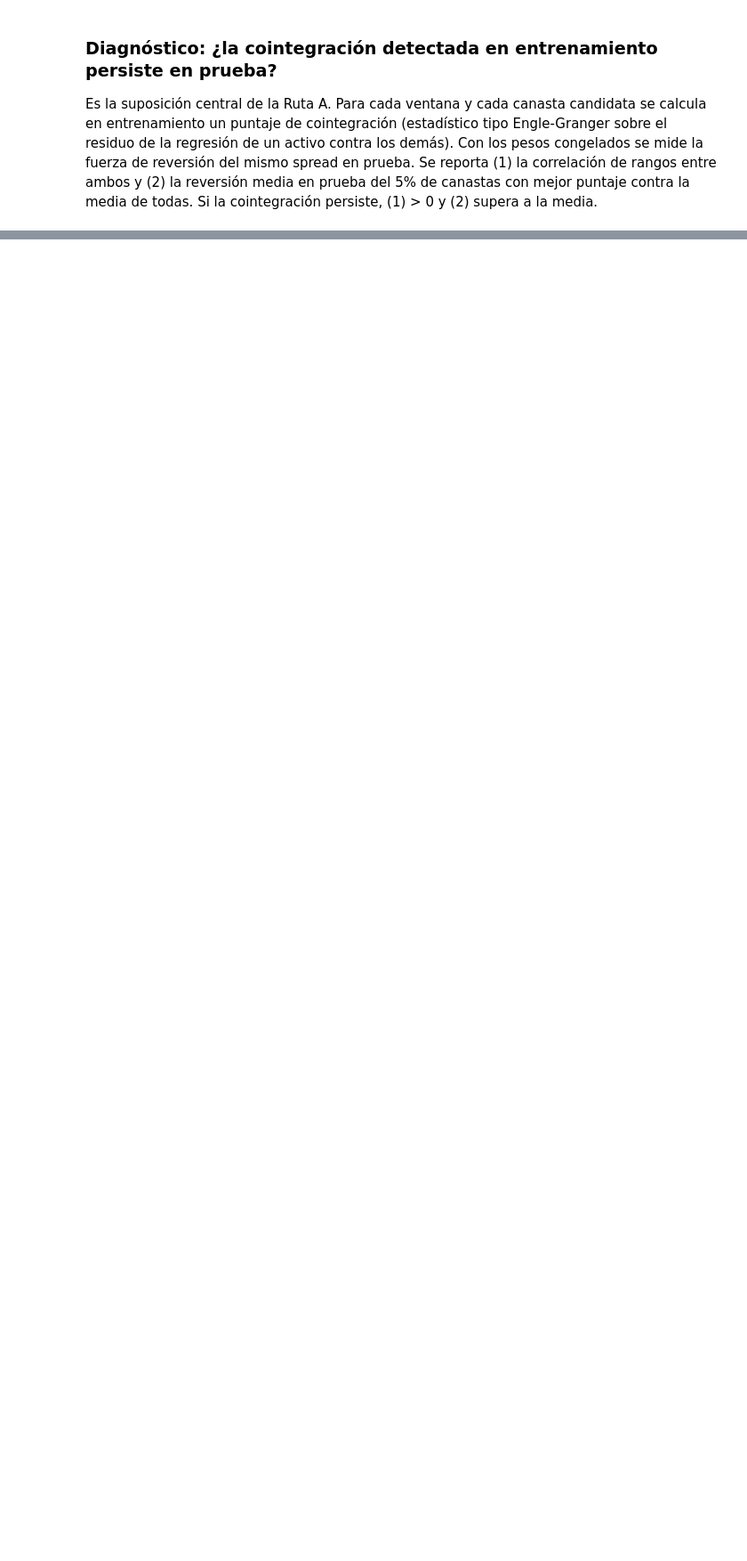
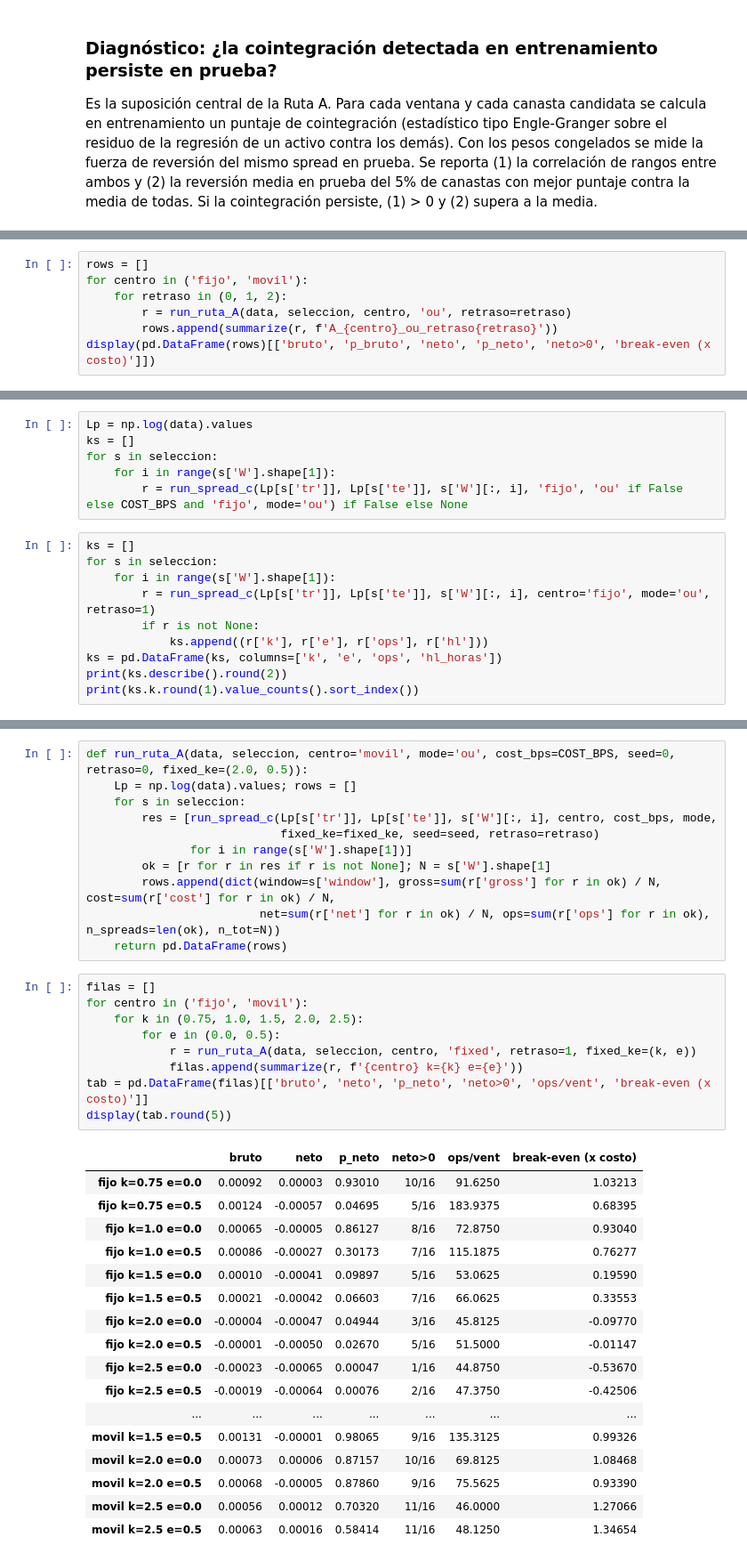
Before and after one commit to SamuOropeza/Investigacion_PCNM, a Jupyter notebook: Amplitud.ipynb, the cells around one changed output, grey strips where cells are left out. Shown at 89% size. Cells and saved outputs as stored; diff of their text form; blank space fills up the shorter version.

```diff
--- a/Amplitud.ipynb
+++ b/Amplitud.ipynb
@@ -418,0 +676,7 @@ Reversión media en prueba: top 5% = 0.01712 vs. todas = 0.01215 (diferencia p =
+# %%
+rows = []
+for centro in ('fijo', 'movil'):
+    for retraso in (0, 1, 2):
+        r = run_ruta_A(data, seleccion, centro, 'ou', retraso=retraso)
+        rows.append(summarize(r, f'A_{centro}_ou_retraso{retraso}'))
+display(pd.DataFrame(rows)[['bruto', 'p_bruto', 'neto', 'p_neto', 'neto>0', 'break-even (x costo)']])
@@ -418,0 +764,16 @@ Reversión media en prueba: top 5% = 0.01712 vs. todas = 0.01215 (diferencia p =
+# %%
+Lp = np.log(data).values
+ks = []
+for s in seleccion:
+    for i in range(s['W'].shape[1]):
+        r = run_spread_c(Lp[s['tr']], Lp[s['te']], s['W'][:, i], 'fijo', 'ou' if False else COST_BPS and 'fijo', mode='ou') if False else None
+# %%
+ks = []
+for s in seleccion:
+    for i in range(s['W'].shape[1]):
+        r = run_spread_c(Lp[s['tr']], Lp[s['te']], s['W'][:, i], centro='fijo', mode='ou', retraso=1)
+        if r is not None:
+            ks.append((r['k'], r['e'], r['ops'], r['hl']))
+ks = pd.DataFrame(ks, columns=['k', 'e', 'ops', 'hl_horas'])
+print(ks.describe().round(2))
+print(ks.k.round(1).value_counts().sort_index())
@@ -418,0 +794,38 @@ Reversión media en prueba: top 5% = 0.01712 vs. todas = 0.01215 (diferencia p =
+# %%
+def run_ruta_A(data, seleccion, centro='movil', mode='ou', cost_bps=COST_BPS, seed=0, retraso=0, fixed_ke=(2.0, 0.5)):
+    Lp = np.log(data).values; rows = []
+    for s in seleccion:
+        res = [run_spread_c(Lp[s['tr']], Lp[s['te']], s['W'][:, i], centro, cost_bps, mode,
+                            fixed_ke=fixed_ke, seed=seed, retraso=retraso)
+               for i in range(s['W'].shape[1])]
+        ok = [r for r in res if r is not None]; N = s['W'].shape[1]
+        rows.append(dict(window=s['window'], gross=sum(r['gross'] for r in ok) / N, cost=sum(r['cost'] for r in ok) / N,
+                         net=sum(r['net'] for r in ok) / N, ops=sum(r['ops'] for r in ok), n_spreads=len(ok), n_tot=N))
+    return pd.DataFrame(rows)
+# %%
+filas = []
+for centro in ('fijo', 'movil'):
+    for k in (0.75, 1.0, 1.5, 2.0, 2.5):
+        for e in (0.0, 0.5):
+            r = run_ruta_A(data, seleccion, centro, 'fixed', retraso=1, fixed_ke=(k, e))
+            filas.append(summarize(r, f'{centro} k={k} e={e}'))
+tab = pd.DataFrame(filas)[['bruto', 'neto', 'p_neto', 'neto>0', 'ops/vent', 'break-even (x costo)']]
+display(tab.round(5))
+# %% [output]
+|  | bruto | neto | p_neto | neto>0 | ops/vent | break-even (x costo) |
+| fijo k=0.75 e=0.0 | 0.00092 | 0.00003 | 0.93010 | 10/16 | 91.6250 | 1.03213 |
+| fijo k=0.75 e=0.5 | 0.00124 | -0.00057 | 0.04695 | 5/16 | 183.9375 | 0.68395 |
+| fijo k=1.0 e=0.0 | 0.00065 | -0.00005 | 0.86127 | 8/16 | 72.8750 | 0.93040 |
+| fijo k=1.0 e=0.5 | 0.00086 | -0.00027 | 0.30173 | 7/16 | 115.1875 | 0.76277 |
+| fijo k=1.5 e=0.0 | 0.00010 | -0.00041 | 0.09897 | 5/16 | 53.0625 | 0.19590 |
+| fijo k=1.5 e=0.5 | 0.00021 | -0.00042 | 0.06603 | 7/16 | 66.0625 | 0.33553 |
+| fijo k=2.0 e=0.0 | -0.00004 | -0.00047 | 0.04944 | 3/16 | 45.8125 | -0.09770 |
+| fijo k=2.0 e=0.5 | -0.00001 | -0.00050 | 0.02670 | 5/16 | 51.5000 | -0.01147 |
+| fijo k=2.5 e=0.0 | -0.00023 | -0.00065 | 0.00047 | 1/16 | 44.8750 | -0.53670 |
+| fijo k=2.5 e=0.5 | -0.00019 | -0.00064 | 0.00076 | 2/16 | 47.3750 | -0.42506 |
+| ... | ... | ... | ... | ... | ... | ... |
+| movil k=1.5 e=0.5 | 0.00131 | -0.00001 | 0.98065 | 9/16 | 135.3125 | 0.99326 |
+| movil k=2.0 e=0.0 | 0.00073 | 0.00006 | 0.87157 | 10/16 | 69.8125 | 1.08468 |
+| movil k=2.0 e=0.5 | 0.00068 | -0.00005 | 0.87860 | 9/16 | 75.5625 | 0.93390 |
+| movil k=2.5 e=0.0 | 0.00056 | 0.00012 | 0.70320 | 11/16 | 46.0000 | 1.27066 |
+| movil k=2.5 e=0.5 | 0.00063 | 0.00016 | 0.58414 | 11/16 | 48.1250 | 1.34654 |
```
Also changed, not shown: parts of 31 cells of this notebook, 1 other file.
